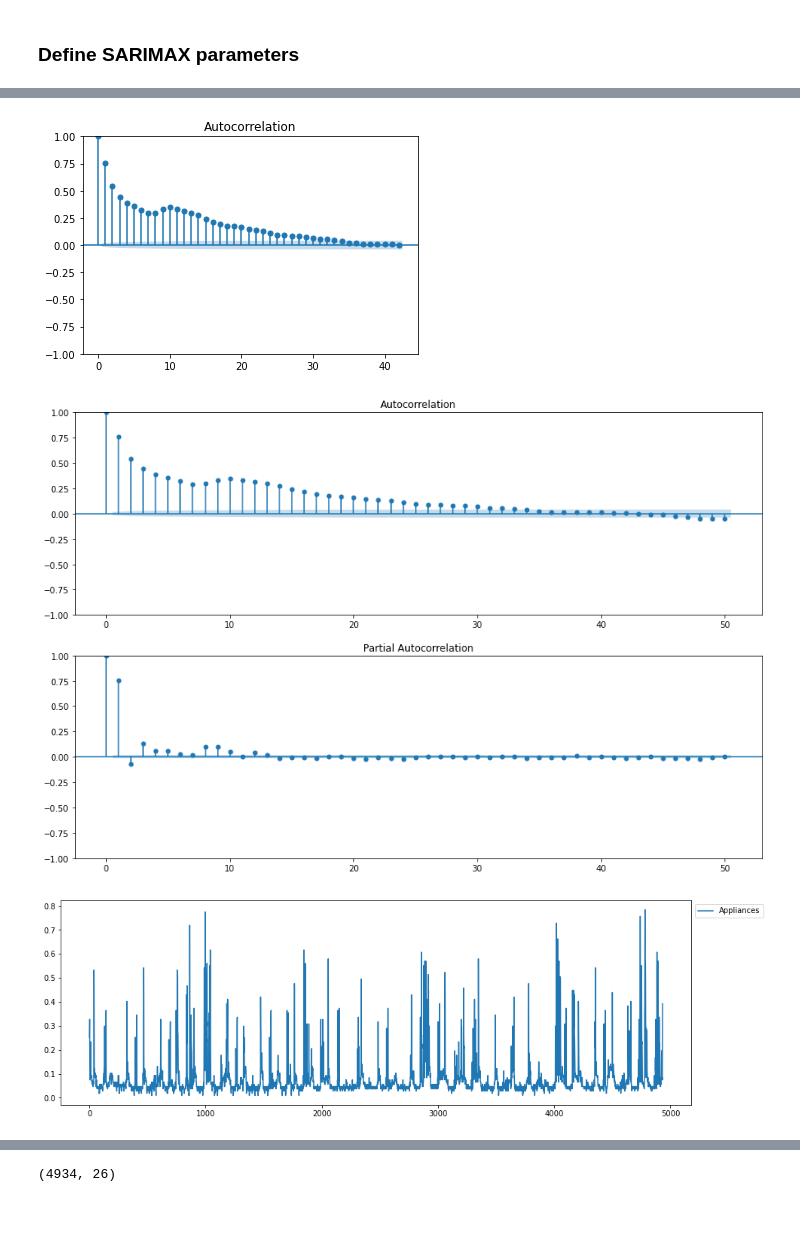
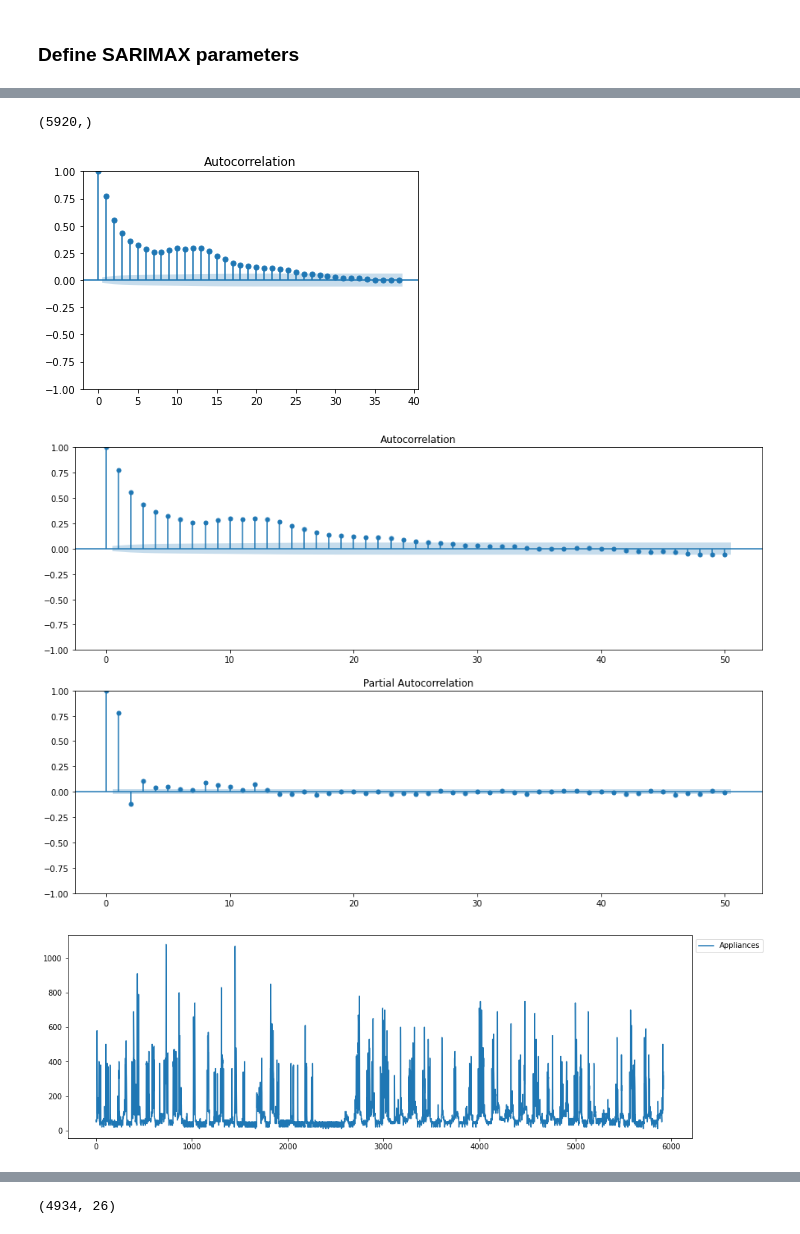
Before and after one commit to MatheusCascalho/Appliance-Energy-Prediction, a Jupyter notebook: notebooks/experimentos_artigo/artigo_appliances/SARIMAX.ipynb, the cells around one changed output, grey strips where cells are left out. Saved outputs shown, nothing was run; the diff lists cells and outputs as text; code cells hidden in the pictures.

```diff
--- a/notebooks/experimentos_artigo/artigo_appliances/SARIMAX.ipynb
+++ b/notebooks/experimentos_artigo/artigo_appliances/SARIMAX.ipynb
@@ -64,8 +66,8 @@ list_cols = list(cols)
 # normalize features
 scaler = MinMaxScaler()
 scaled = scaler.fit_transform(values)
-df_scaled = pd.DataFrame(scaled, columns=list_cols)
+data_scaled = pd.DataFrame(scaled, columns=list_cols)
 # frame as supervised learning
-data = series_to_supervised_miso(df_scaled, 1, 1,endog_var='Appliances')
-data.head()
+#data = series_to_supervised_miso(df_scaled, 1, 1,endog_var='Appliances')
+data_scaled.head()
 # %% [output]
@@ -88,6 +100,6 @@ values.shape
 # %%
 values = data.values
-train_size=int(len(values)*0.75)
+train_size=int(len(values)*0.3)
 test_size = int(len(values)) - train_size
 print(test_size)
 # %% [output]
@@ -95,14 +107,17 @@ print(test_size)
 # %%
 # split into train and test sets
-train_X, train_y = values[:train_size], values[:train_size]
-test_X, test_y = values[train_size:], values[train_size:]
+train_X, train_y = data.loc[:,'Appliances':'Tdewpoint'].values[:train_size], data['Appliances'].values[:train_size]
+test_X, test_y = data.loc[:,'Appliances':'Tdewpoint'].values[train_size:], data['Appliances'].values[train_size:]
 
-# split into input (all columns exceptc last one) and outputs (last column)
-train_X, train_y = train_X[:, :-1], train_y[:, -1]
-test_X, test_y = test_X[:, :-1], test_y[:, -1]
+train_y.reshape(-1)
+test_y.reshape(-1)
 
-# reshape input to be 3D [samples, timesteps, features]; each line turns into an 'sub-array'
-train_X = train_X.reshape((train_X.shape[0],train_X.shape[1]))
-test_X = test_X.reshape((test_X.shape[0],test_X.shape[1]))
+# # split into input (all columns exceptc last one) and outputs (last column)
+# train_X, train_y = train_X[:, :-1], train_y[:, -1]
+# test_X, test_y = test_X[:, :-1], test_y[:, -1]
+
+# # reshape input to be 3D [samples, timesteps, features]; each line turns into an 'sub-array'
+# train_X = train_X.reshape((train_X.shape[0],train_X.shape[1]))
+# test_X = test_X.reshape((test_X.shape[0],test_X.shape[1]))
 print(train_X.shape, train_y.shape, test_X.shape, test_y.shape)
 # %% [output]
@@ -137,24 +138,28 @@ df_train_y
+# %%
+train_y.shape
+# %% [output]
+(5920,)
 # %%
 from matplotlib import pyplot
 from statsmodels.graphics.tsaplots import plot_acf
-plot_acf(df_train_y)
+plot_acf(train_y)
 pyplot.show()
 # %% [output]
-[figure, old version]
+[figure, new version]
 # %%
 #Correlograms
 fig,ax= plt.subplots(2,1, figsize=(15,10))
-fig=sm.tsa.graphics.plot_acf(df_train_y, lags=50, ax=ax[0])
-fig=sm.tsa.graphics.plot_pacf(df_train_y, lags=50, ax=ax[1])
+fig=sm.tsa.graphics.plot_acf(train_y, lags=50, ax=ax[0])
+fig=sm.tsa.graphics.plot_pacf(train_y, lags=50, ax=ax[1])
 plt.show()
 # %% [output]
-[figure, old version]
+[figure, new version]
 # %%
 fig, ax = plt.subplots(nrows=1, ncols=1, figsize=[15, 5])
-ax.plot(test_y, label='Appliances')
+ax.plot(train_y, label='Appliances')
 handles, labels = ax.get_legend_handles_labels()
 lgd = ax.legend(handles, labels, loc=2, bbox_to_anchor=(1, 1))
 plt.show()
 # %% [output]
-[figure, old version]
+[figure, new version]
 # %%
```
Also changed, not shown: parts of 21 cells of this notebook, 9 other files.
